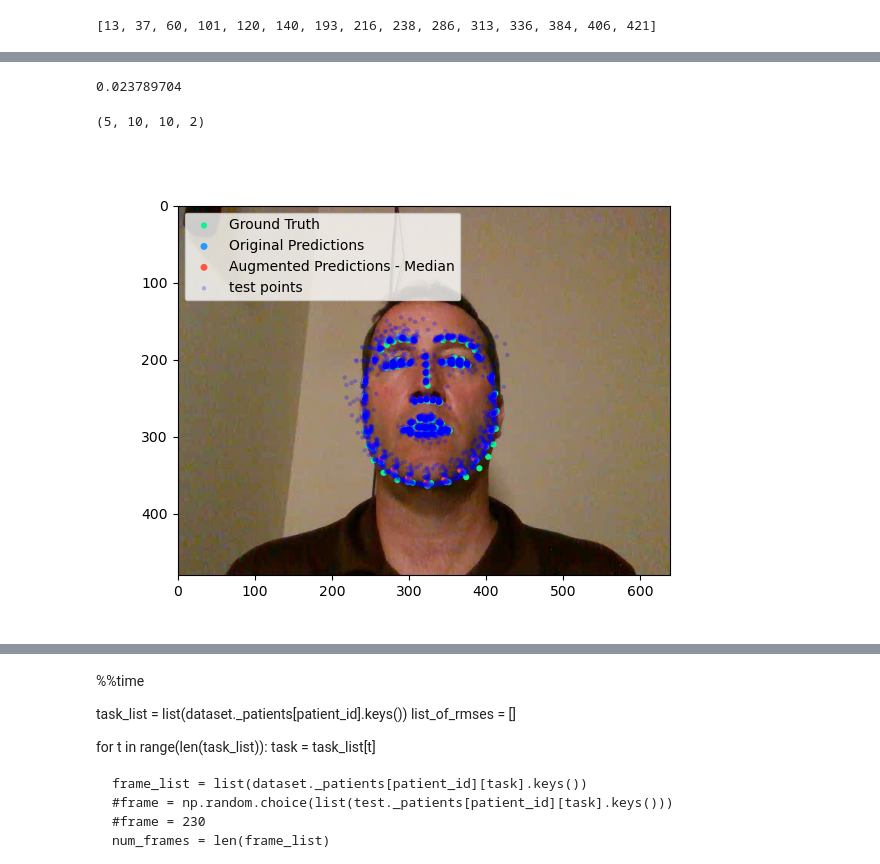
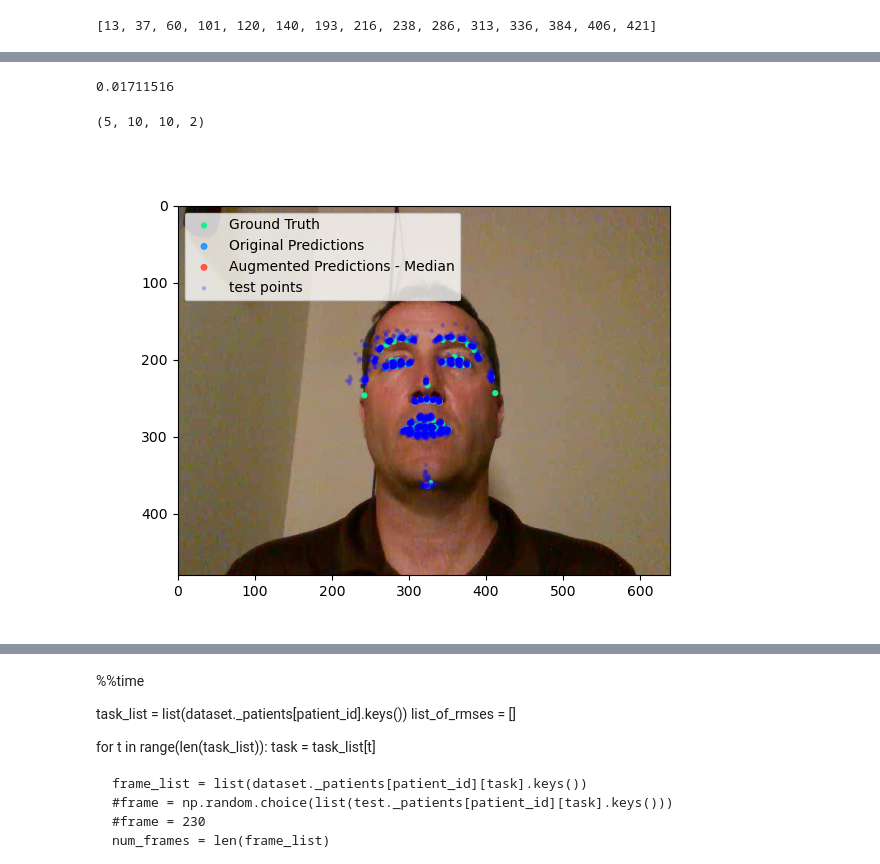
Before and after one commit to BingnanHuo/bp_research, a Jupyter notebook: test_emotrics_parameters.ipynb, the cells around one changed output, grey strips where cells are left out. Saved outputs shown, nothing was run; the diff lists cells and outputs as text; code cells hidden in the pictures.

```diff
--- a/test_emotrics_parameters.ipynb
+++ b/test_emotrics_parameters.ipynb
@@ -50,7 +50,7 @@ list(dataset._patients[patient_id][task].keys())
 # %%
 pa = dataset._patients[patient_id][task][13]
 img = pa['image']
-lm_gt = pa['landmarks_gt']
+lm_gt = to_gemma_landmarks(pa['landmarks_gt'])
 bbox_gt = pa['bbox']
 bbox_len = dist_point(bbox_gt[0:2], bbox_gt[2:])
 # %%
@@ -88,7 +88,7 @@ RMSE(lm_gt, mytest._og_landmarks) / bbox_len
 # %%
 RMSE(lm_gt, mytest._median_landmarks) / bbox_len
 # %% [output]
-0.023789704
+0.01711516
 # %%
 #len(mytest._aug_images)
 # %%
@@ -104,35 +104,35 @@ plt.figure()
 I = np.flip(img,axis=-1)
 
 implot = plt.imshow(I)
 ax = plt.gca()
 
 gt_points = np.transpose(lm_gt)
 # Bad lms
 plt.scatter(x=gt_points[0], y=gt_points[1], c='#12f290', s=20, alpha=1, edgecolor='none')
 
 og_points = np.transpose(mytest._og_landmarks)
 # OG points
 plt.scatter(x=og_points[0], y=og_points[1], c='#2599ff', s=25, alpha=1, edgecolor='none')
 
 # Median points
 median_points = np.transpose(mytest._median_landmarks)
 plt.scatter(x=median_points[0], y=median_points[1], c='#ff5742', s=25, alpha=1, edgecolor='none')
 
-which_points = range(0,68)
+which_points = range(0,51)
 # Test points
 for i in which_points:
     #plt.scatter(x=points[i,0], y=points[i,1], c=params, cmap='bwr', s=10, alpha=1, edgecolor='none')
     points = mytest._xy_dist
     plt.scatter(x=points[i,0], y=points[i,1], c='blue',s=10, alpha=0.25, edgecolor='none')
 
 
 # Labels
 #ax.legend(loc='upper left',labels=['Augmented Predictions'])
 ax.legend(loc='upper left',labels=['Ground Truth','Original Predictions', 'Augmented Predictions - Median', 'test points'])
 
 plt.show()
 # %% [output]
-[figure, old version]
+[figure, new version]
 # %%
 dataset = DatasetIntegrator("./NeuroFace_Open_Access_Data/")
 generator = dataset.patients_generator(disease_type="all", tasks="all")
```
Also changed, not shown: parts of 5 cells of this notebook, 20 other files.
